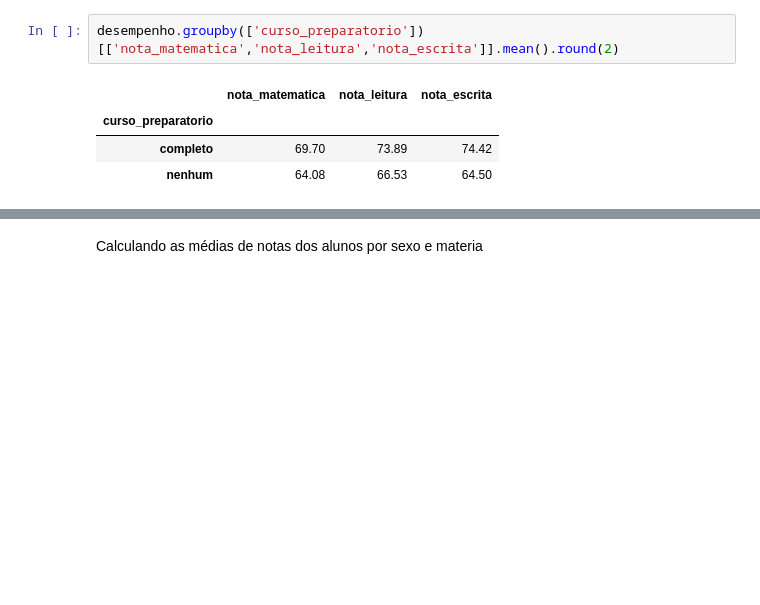
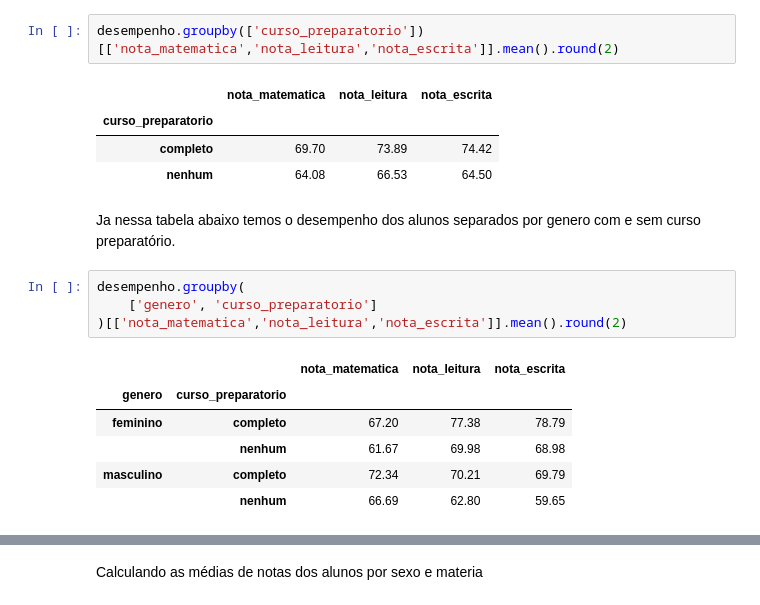
Before and after one commit to bidiass-collab/desempenho-estudantes, a Jupyter notebook: Projeto_final.ipynb, the cells around one changed output, grey strips where cells are left out. Cells and saved outputs as stored; diff of their text form; blank space fills up the shorter version.

```diff
--- a/Projeto_final.ipynb
+++ b/Projeto_final.ipynb
@@ -573,3 +592,16 @@ desempenho.groupby(['curso_preparatorio'])[['nota_matematica','nota_leitura','no
 | curso_preparatorio |  |  |  |
 | completo | 69.70 | 73.89 | 74.42 |
 | nenhum | 64.08 | 66.53 | 64.50 |
+# %% [markdown]
+Ja nessa tabela abaixo temos o desempenho dos alunos separados por genero com e sem curso preparatório.
+# %%
+desempenho.groupby(
+    ['genero', 'curso_preparatorio']
+)[['nota_matematica','nota_leitura','nota_escrita']].mean().round(2)
+# %% [output]
+|  |  | nota_matematica | nota_leitura | nota_escrita |
+| genero | curso_preparatorio |  |  |  |
+| feminino | completo | 67.20 | 77.38 | 78.79 |
+|  | nenhum | 61.67 | 69.98 | 68.98 |
+| masculino | completo | 72.34 | 70.21 | 69.79 |
+|  | nenhum | 66.69 | 62.80 | 59.65 |
```
Also changed, not shown: parts of 10 cells of this notebook.
